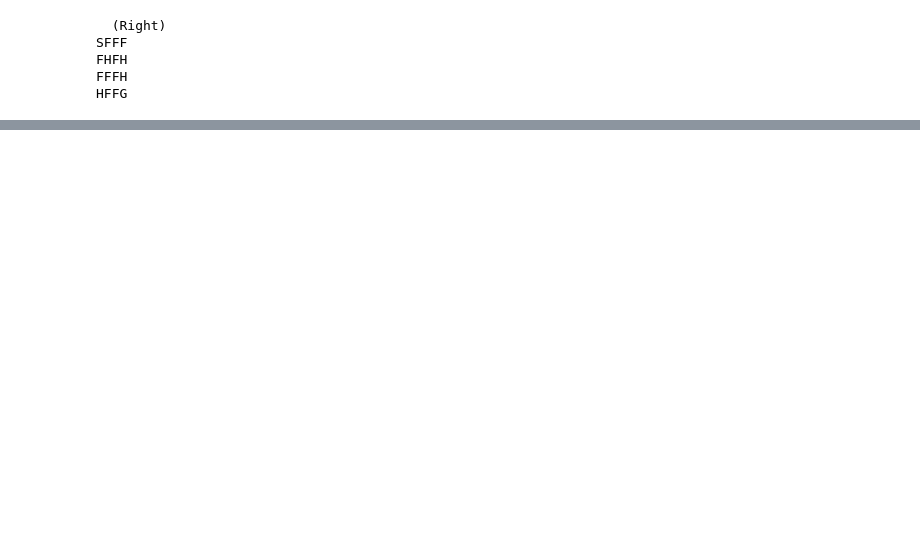
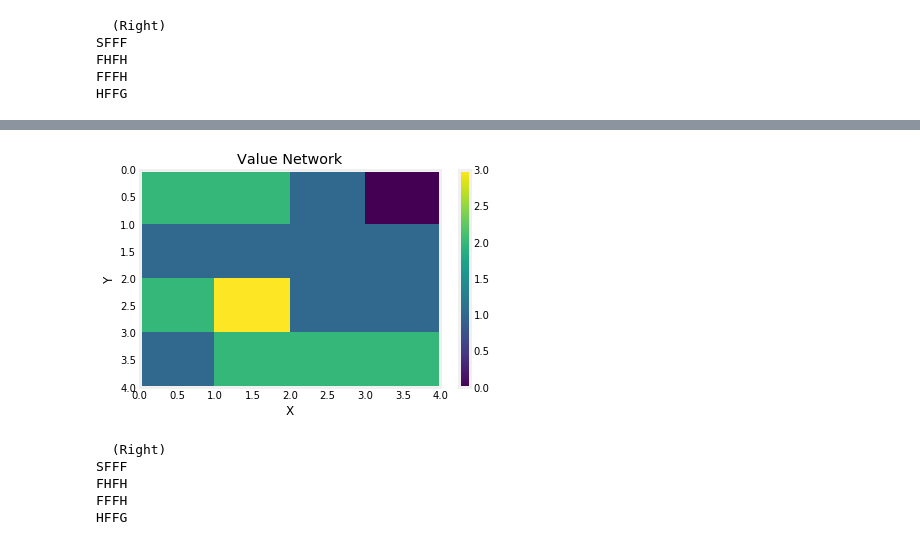
Before and after one commit to mynameisvinn/DQN, a Jupyter notebook: DQN with FrozenLake.ipynb, the cells around one changed output, grey strips where cells are left out. Cells and saved outputs as stored; diff of their text form; code cells hidden in the pictures; blank space fills up the shorter version.

Commit message:
include actor model

```diff
--- a/DQN with FrozenLake.ipynb
+++ b/DQN with FrozenLake.ipynb
@@ -232,3 +234,22 @@ SFFF
 FHFH
 FFFH
 HFFG
+# %%
+from keras.models import Sequential
+from keras.layers.core import Dense, Dropout, Activation
+from keras.optimizers import RMSprop, SGD
+
+actor_model = Sequential()
+actor_model.add(Dense(164, init='lecun_uniform', input_shape=(OBSERVATION_SPACE,)))
+actor_model.add(Activation('relu'))
+
+actor_model.add(Dense(150, init='lecun_uniform'))
+actor_model.add(Activation('relu'))
+
+actor_model.add(Dense(ACTION_SPACE, init='lecun_uniform'))
+actor_model.add(Activation('linear'))
+
+a_optimizer = SGD(lr=0.1, decay=1e-6, momentum=0.9, nesterov=True)
+actor_model.compile(loss='mse', optimizer=a_optimizer)
+# %%
+batchSize = 32
@@ -234,0 +318,24 @@ HFFG
+# %%
+obs_sqr = 4
+np_w_cri_r = np.zeros((obs_sqr, obs_sqr))
+working_state = STATEGRID.copy()
+for x in range(0, obs_sqr):
+    for y in range(0, obs_sqr):
+        my_state = working_state.copy()
+
+        my_state[x,y] = 1  # Place the player at a given X/Y location.
+
+        # And now have the critic model predict the state value
+        # with the player in that location.
+        value = actor_model.predict(my_state.reshape(1, OBSERVATION_SPACE))
+        np_w_cri_r[x,y] = np.argmax(value)
+np_w_cri_r.shape
+plt.pcolor(np_w_cri_r)
+plt.title("Value Network")
+plt.colorbar()
+plt.xlabel("X")
+plt.ylabel("Y")
+plt.gca().invert_yaxis()
+plt.draw()
+# %% [output]
+[figure, added]
@@ -234,0 +344,8 @@ HFFG
+# %%
+env.render()
+# %% [output]
+  (Right)
+SFFF
+FHFH
+FFFH
+HFFG
```
Also changed, not shown: parts of 7 cells of this notebook.
